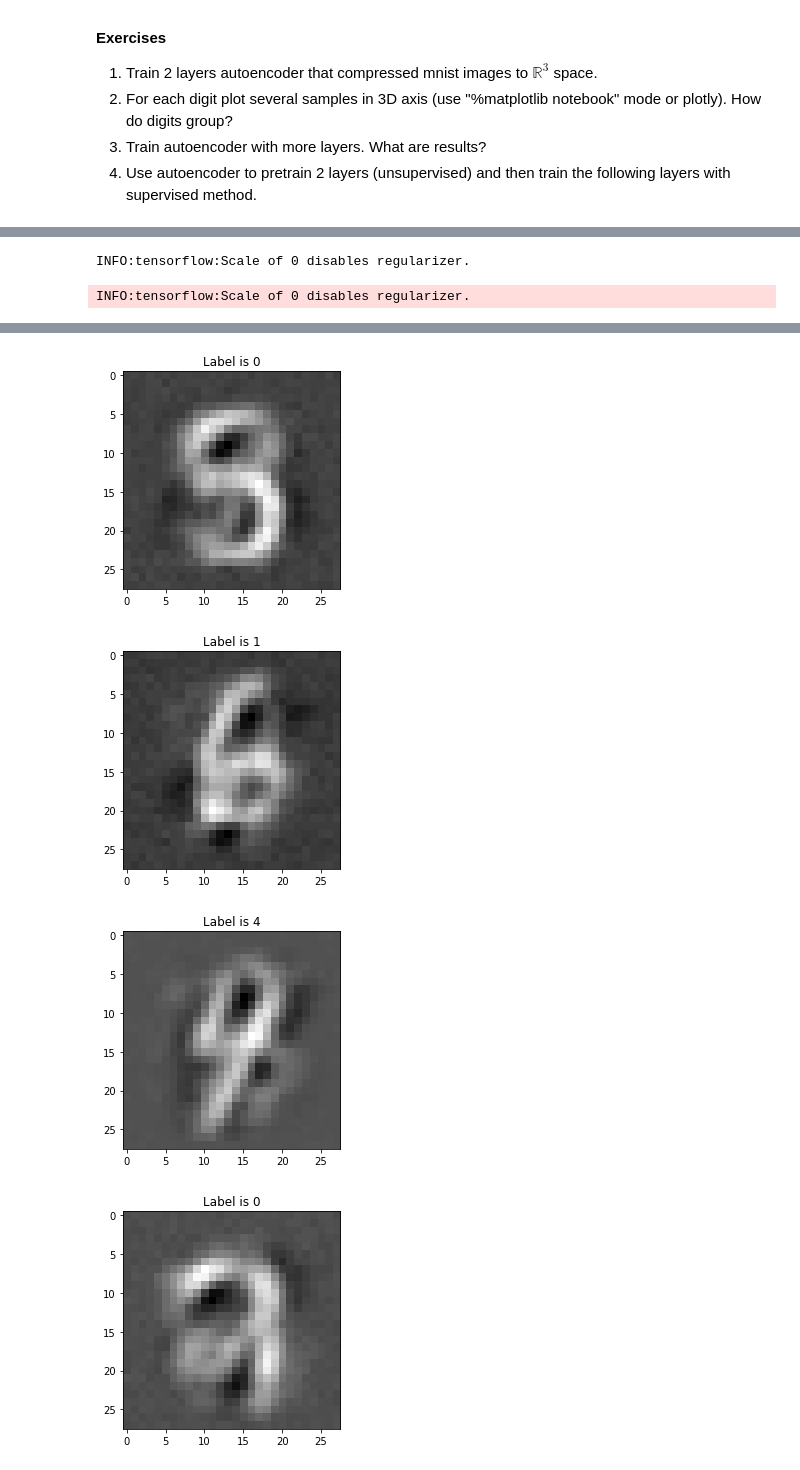
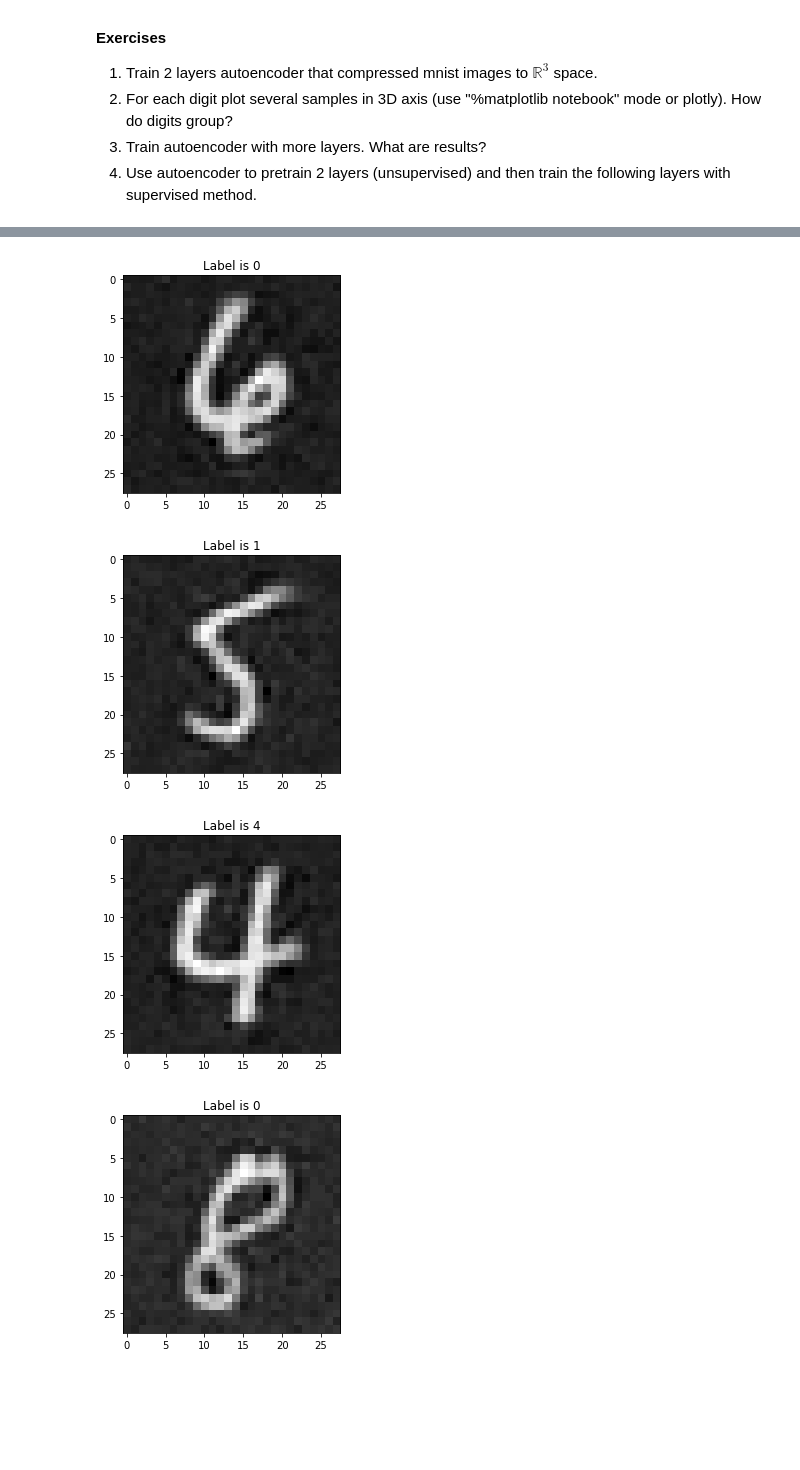
Before and after one commit to max-kuzn/squad, a Jupyter notebook: labs/lab-2.ipynb, the cells around one changed output, grey strips where cells are left out. Drawn from its saved outputs; the diff is of its cells as text; code cells hidden in the pictures; blank space fills up the shorter version.

```diff
--- a/labs/lab-2.ipynb
+++ b/labs/lab-2.ipynb
@@ -694,4 +515,5 @@ def compute_accuracy(
 # %%
+#Теперь попытаемся найти самые красивые числа для нашей модели
 tf.get_variable_scope().reuse_variables()
 tf.reset_default_graph()
 
@@ -703,11 +525,12 @@ b1_const = 0
 b2_const = 0
 b3_const = 0
 
+#Напишем и обучим модель
 with tf.Session() as sess:
-
     x = tf.placeholder(shape=[None, 784], dtype=tf.float32)
     y_labels = tf.placeholder(shape=[None], dtype=tf.int32)
 
+    # Определение переменных
     W1 = tf.Variable(tf.truncated_normal(shape=[784, 392], stddev=0.1))
     W2 = tf.Variable(tf.truncated_normal(shape=[392, 196], stddev=0.1))
     W3 = tf.Variable(tf.truncated_normal(shape=[196, 10], stddev=0.1))
@@ -716,15 +539,17 @@ with tf.Session() as sess:
     b2 = tf.Variable(tf.constant(0.1, shape=[196]))
     b3 = tf.Variable(tf.constant(0.1, shape=[10]))
 
+    # Определение слоев
     layer1 = tf.nn.relu(tf.matmul(x, W1) + b1)
     layer2 = tf.nn.relu(tf.matmul(layer1, W2) + b2)
     y = tf.matmul(layer2, W3) + b3
 
+    # Функция потерь
     cross_entropy = tf.reduce_mean(
                         tf.nn.sparse_softmax_cross_entropy_with_logits(
                             labels=y_labels,
                             logits=y)
-                    ) + 1e-4 * (tf.reduce_sum(tf.abs(W1)) + tf.reduce_sum(tf.abs(W2)) + tf.reduce_sum(tf.abs(W3)))
+                    )
 
     train_step = tf.train.GradientDescentOptimizer(0.5).minimize(cross_entropy)
 
@@ -739,6 +564,7 @@ with tf.Session() as sess:
 
     print(sess.run(accuracy, feed_dict={x: data, y_labels: labels}))
 
+    #Вытащим из модели наши матрицы как константы
     W1_const = tf.constant(sess.run(W1))
     W2_const = tf.constant(sess.run(W2))
     W3_const = tf.constant(sess.run(W3))
@@ -751,29 +575,32 @@ with tf.Session() as sess:
 # %%
 tf.get_variable_scope().reuse_variables()
 
+# На обученной моделе сделаем входную картинку переменной
 with tf.Session() as sess:
-    for num in range(3):
-        #img = tf.Variable(tf.truncated_normal(shape=[1, 784], stddev=0.1))
-        img = tf.Variable(tf.zeros(shape=[1, 784], dtype=tf.float32))
-        normal_img = (img - tf.reduce_min(img)) / (tf.reduce_max(img) - tf.reduce_min(img))
-        layer1 = tf.nn.relu(tf.matmul(img, W1_const) + b1_const)
-        layer2 = tf.nn.relu(tf.matmul(layer1, W2_const) + b2_const)
+    # Восстановим модель
+    img = tf.Variable(tf.truncated_normal(shape=[1, 784], stddev=0.1))
+    layer1 = tf.nn.relu(tf.matmul(img, W1_const) + b1_const)
+    layer2 = tf.nn.relu(tf.matmul(layer1, W2_const) + b2_const)
+    y = tf.matmul(layer2, W3_const) + b3_const
+    for num in range(10):
+        # Определим функцию потерь в зависимости от нужной цифры
         loss = tf.reduce_mean(
             tf.nn.sparse_softmax_cross_entropy_with_logits(
                 labels=[num],
-                logits=tf.matmul(layer2, W3_const) + b3_const
+                logits=y
             )
         )
-        train_step = tf.train.GradientDescentOptimizer(0.1).minimize(loss)
+
+        train_step = tf.train.GradientDescentOptimizer(0.5).minimize(loss)
 
         sess.run(tf.global_variables_initializer())
 
-        for _ in range(10):
+        for _ in range(5):
             sess.run(train_step)
 
+        # Распечатаем наши "красивые" цифорки
         print(sess.run(loss))
         img = np.asarray(sess.run(img)).reshape((28, 28))
-        img = (img - np.min(img)) / (np.max(img) - np.min(img))
         plt.title('Label is ' + str(num))
         plt.imshow(img, cmap="gray")
         plt.show()
@@ -787,6 +606,0 @@ with tf.Session() as sess:
-# %%
-img = compute_accuracy(epoches=4, cross_valid=False)
-img = np.asarray(img).reshape((28, 28))
-#plt.title('Label is ' + str(labels[i]))
-plt.imshow(img, cmap='gray')
-plt.show()
@@ -893,6 +743,6 @@ def autoencoder(sizes=[784], nonlinearity="leakyrelu", alpha=0.1, lambda1=0.0, l
             plt.show()
         writer.close()
 # %%
-autoencoder(sizes=[784, 600], epoches=1, grad_speed=0.001)
+autoencoder(sizes=[784, 600], epoches=10, grad_speed=0.0001)
 # %% [output]
 INFO:tensorflow:Scale of 0 disables regularizer.
@@ -902,2 +748,0 @@ INFO:tensorflow:Scale of 0 disables regularizer.
-INFO:tensorflow:Scale of 0 disables regularizer.
-INFO:tensorflow:Scale of 0 disables regularizer.
@@ -905,4 +750,4 @@ INFO:tensorflow:Scale of 0 disables regularizer.
-[figure, old version]
+[figure, new version]
-[figure, old version]
+[figure, new version]
-[figure, old version]
+[figure, new version]
-[figure, old version]
+[figure, new version]
```
Also changed, not shown: parts of 10 cells of this notebook.
